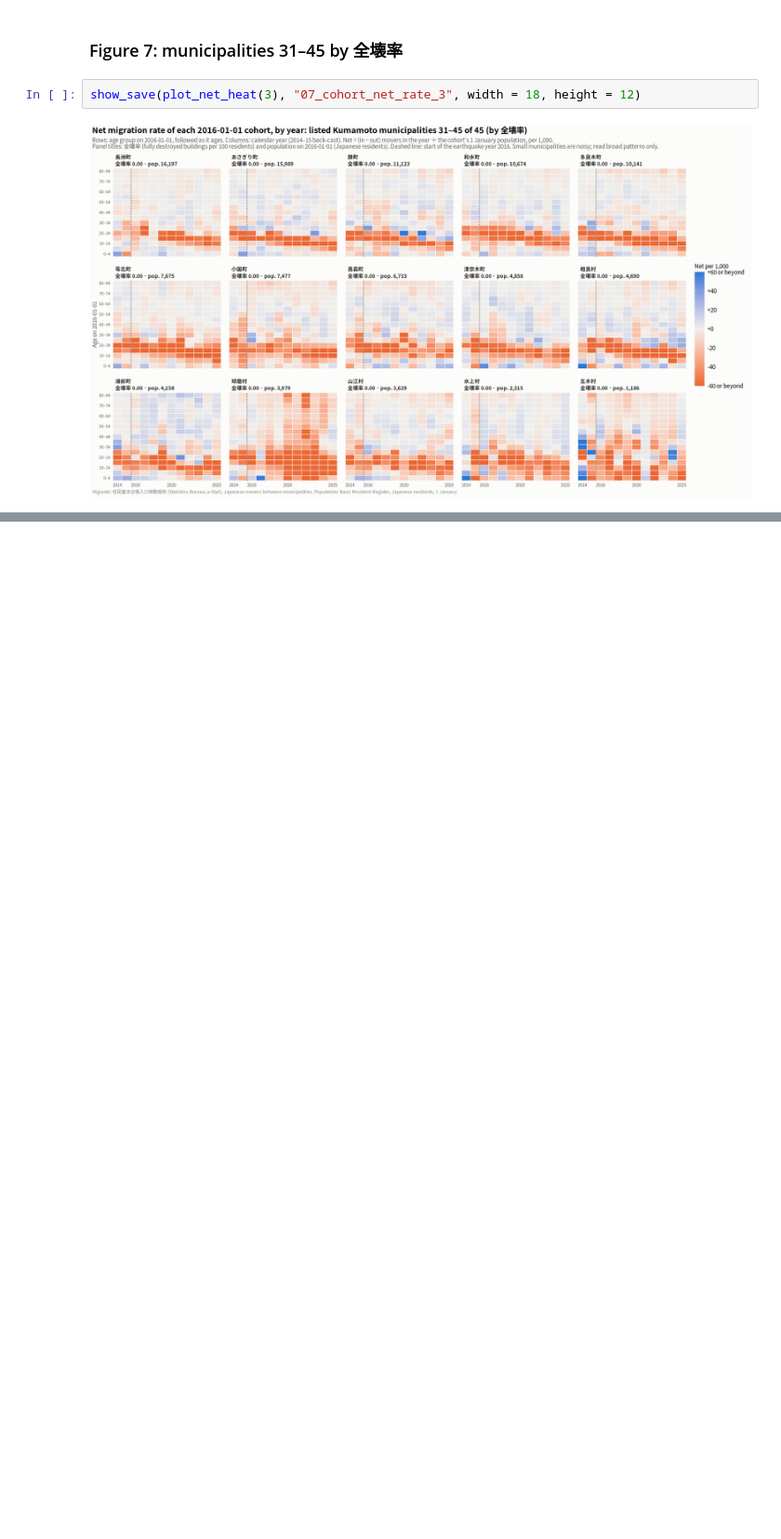
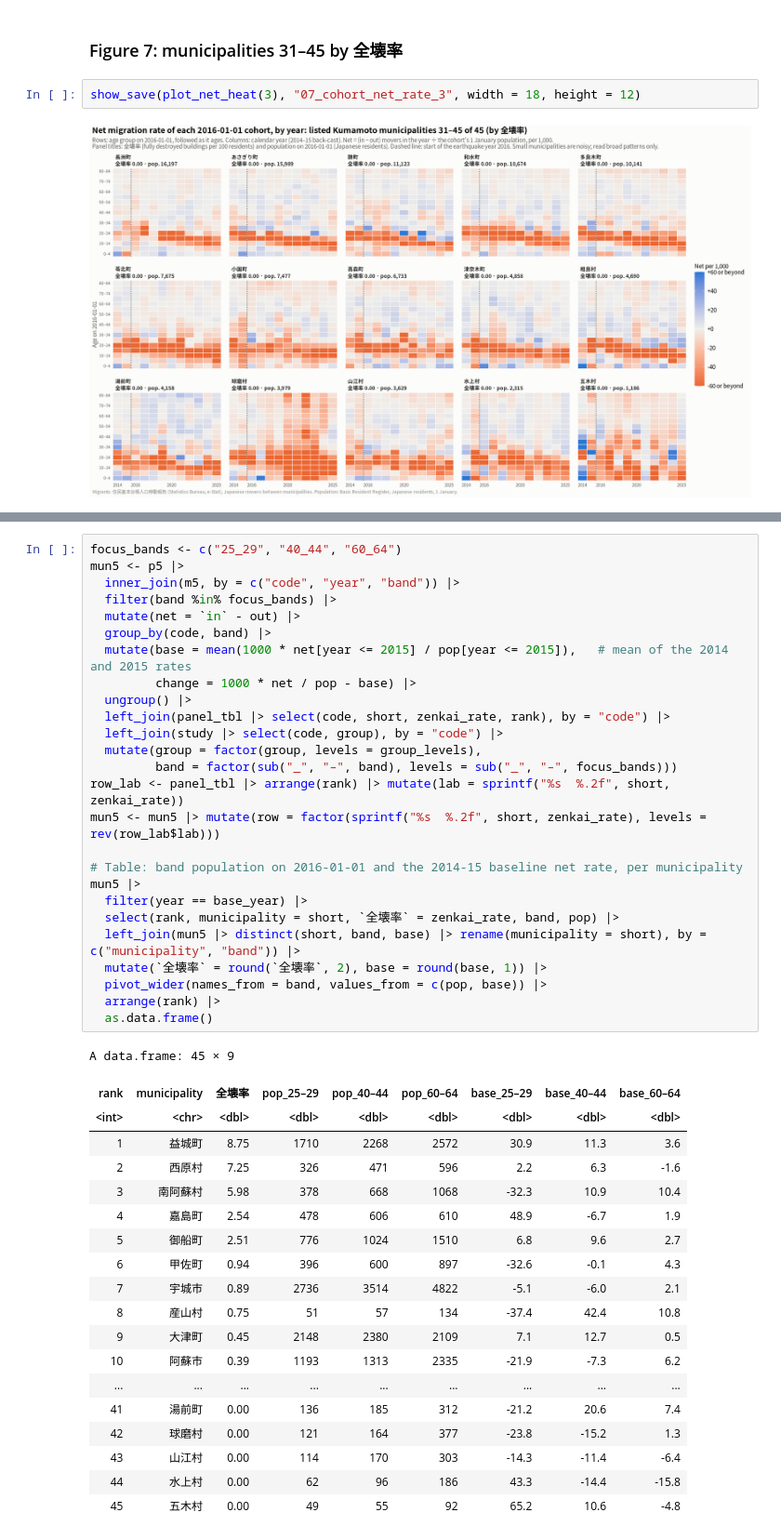
Before and after one commit to toshiakiasakura/jpn_disaster_recovery, a Jupyter notebook: src/3r_migration_kumamoto.ipynb, the cells around one changed output, grey strips where cells are left out. Shown at 93% size. Drawn from its saved outputs; the diff is of its cells as text; blank space fills up the shorter version.

```diff
--- a/src/3r_migration_kumamoto.ipynb
+++ b/src/3r_migration_kumamoto.ipynb
@@ -595,0 +682,46 @@ show_save(plot_net_heat(3), "07_cohort_net_rate_3", width = 18, height = 12)
+# %%
+focus_bands <- c("25_29", "40_44", "60_64")
+mun5 <- p5 |>
+  inner_join(m5, by = c("code", "year", "band")) |>
+  filter(band %in% focus_bands) |>
+  mutate(net = `in` - out) |>
+  group_by(code, band) |>
+  mutate(base = mean(1000 * net[year <= 2015] / pop[year <= 2015]),   # mean of the 2014 and 2015 rates
+         change = 1000 * net / pop - base) |>
+  ungroup() |>
+  left_join(panel_tbl |> select(code, short, zenkai_rate, rank), by = "code") |>
+  left_join(study |> select(code, group), by = "code") |>
+  mutate(group = factor(group, levels = group_levels),
+         band = factor(sub("_", "–", band), levels = sub("_", "–", focus_bands)))
+row_lab <- panel_tbl |> arrange(rank) |> mutate(lab = sprintf("%s  %.2f", short, zenkai_rate))
+mun5 <- mun5 |> mutate(row = factor(sprintf("%s  %.2f", short, zenkai_rate), levels = rev(row_lab$lab)))
+
+# Table: band population on 2016-01-01 and the 2014-15 baseline net rate, per municipality
+mun5 |>
+  filter(year == base_year) |>
+  select(rank, municipality = short, `全壊率` = zenkai_rate, band, pop) |>
+  left_join(mun5 |> distinct(short, band, base) |> rename(municipality = short), by = c("municipality", "band")) |>
+  mutate(`全壊率` = round(`全壊率`, 2), base = round(base, 1)) |>
+  pivot_wider(names_from = band, values_from = c(pop, base)) |>
+  arrange(rank) |>
+  as.data.frame()
+# %% [output]
+A data.frame: 45 × 9
+| rank | municipality | 全壊率 | pop_25–29 | pop_40–44 | pop_60–64 | base_25–29 | base_40–44 | base_60–64 |
+| <int> | <chr> | <dbl> | <dbl> | <dbl> | <dbl> | <dbl> | <dbl> | <dbl> |
+| 1 | 益城町 | 8.75 | 1710 | 2268 | 2572 | 30.9 | 11.3 | 3.6 |
+| 2 | 西原村 | 7.25 | 326 | 471 | 596 | 2.2 | 6.3 | -1.6 |
+| 3 | 南阿蘇村 | 5.98 | 378 | 668 | 1068 | -32.3 | 10.9 | 10.4 |
+| 4 | 嘉島町 | 2.54 | 478 | 606 | 610 | 48.9 | -6.7 | 1.9 |
+| 5 | 御船町 | 2.51 | 776 | 1024 | 1510 | 6.8 | 9.6 | 2.7 |
+| 6 | 甲佐町 | 0.94 | 396 | 600 | 897 | -32.6 | -0.1 | 4.3 |
+| 7 | 宇城市 | 0.89 | 2736 | 3514 | 4822 | -5.1 | -6.0 | 2.1 |
+| 8 | 産山村 | 0.75 | 51 | 57 | 134 | -37.4 | 42.4 | 10.8 |
+| 9 | 大津町 | 0.45 | 2148 | 2380 | 2109 | 7.1 | 12.7 | 0.5 |
+| 10 | 阿蘇市 | 0.39 | 1193 | 1313 | 2335 | -21.9 | -7.3 | 6.2 |
+| ... | ... | ... | ... | ... | ... | ... | ... | ... |
+| 41 | 湯前町 | 0.00 | 136 | 185 | 312 | -21.2 | 20.6 | 7.4 |
+| 42 | 球磨村 | 0.00 | 121 | 164 | 377 | -23.8 | -15.2 | 1.3 |
+| 43 | 山江村 | 0.00 | 114 | 170 | 303 | -14.3 | -11.4 | -6.4 |
+| 44 | 水上村 | 0.00 | 62 | 96 | 186 | 43.3 | -14.4 | -15.8 |
+| 45 | 五木村 | 0.00 | 49 | 55 | 92 | 65.2 | 10.6 | -4.8 |
```
Also changed, not shown: parts of 8 cells of this notebook.
